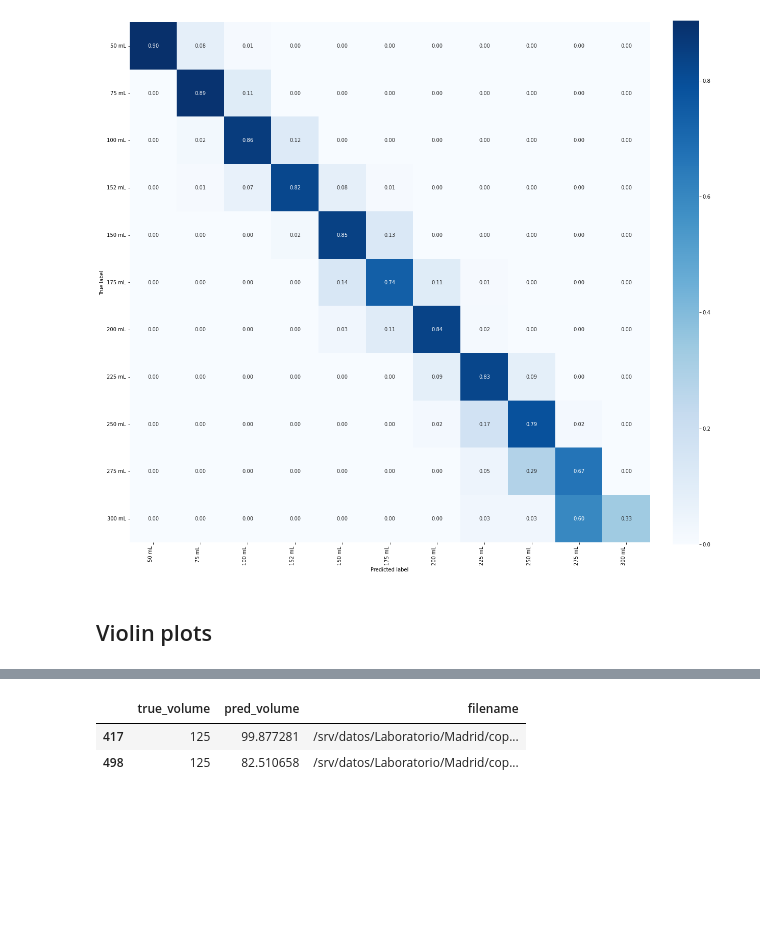
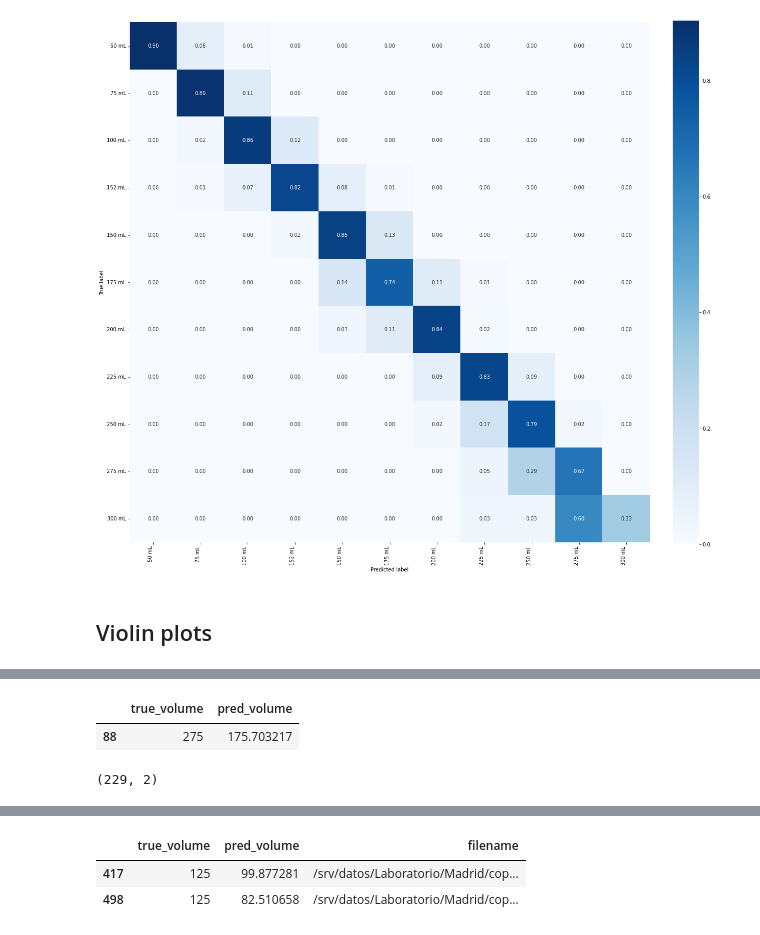
Before and after one commit to Pablo-Izquierdo/BrainGut-WineUp, a Jupyter notebook: notebooks/3.1-Prediction_statistics_reg-CopasVasosAll.ipynb, the cells around one changed output, grey strips where cells are left out. Cells and saved outputs as stored; diff of their text form; code cells hidden in the pictures; blank space fills up the shorter version.

```diff
--- a/notebooks/3.1-Prediction_statistics_reg-CopasVasosAll.ipynb
+++ b/notebooks/3.1-Prediction_statistics_reg-CopasVasosAll.ipynb
@@ -233,0 +234,9 @@ plt.show()
+# %%
+df[df.isin([275]).any(1)]
+# %% [output]
+|  | true_volume | pred_volume |
+| 88 | 275 | 175.703217 |
+# %%
+df.shape
+# %% [output]
+(229, 2)
```
Also changed, not shown: parts of 9 cells of this notebook, 2 other files.
